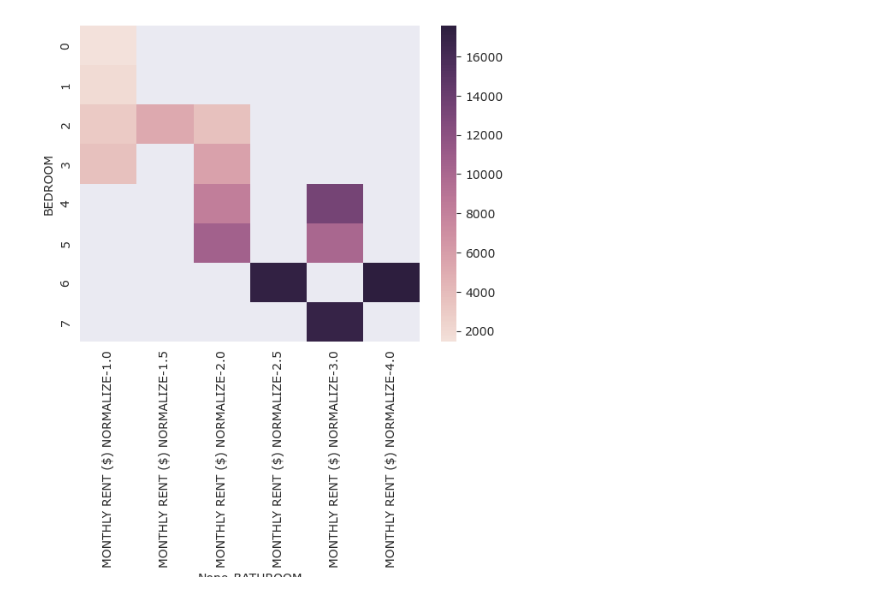
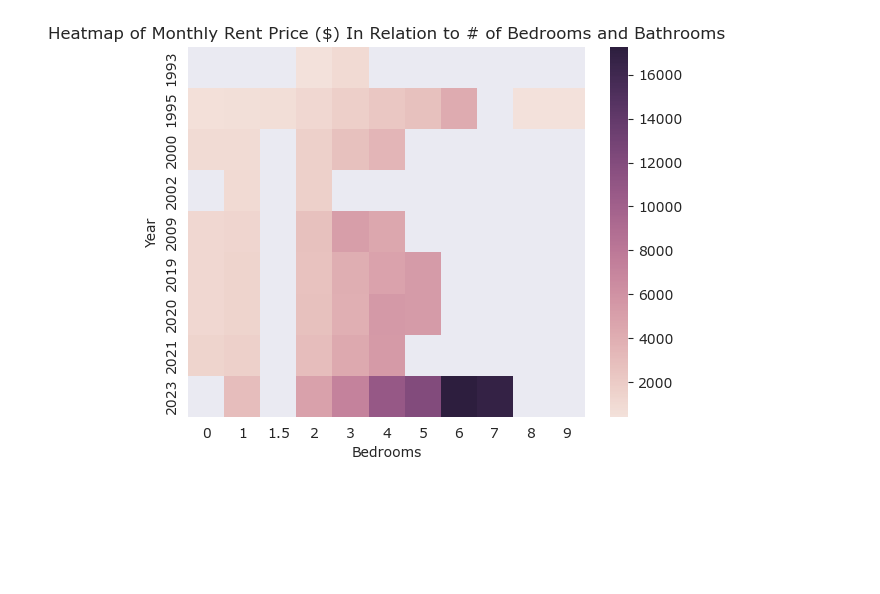
Before and after one commit to F0nor/IV-Housing-Price-Predictor, a Jupyter notebook: IV_Housing_Clustermaps.ipynb, the cells around one changed output. Drawn from its saved outputs; the diff is of its cells as text; code cells hidden in the pictures; blank space fills up the shorter version.

Commit message:
2/29 Update of Specific Heatmap Data

```diff
--- a/IV_Housing_Clustermaps.ipynb
+++ b/IV_Housing_Clustermaps.ipynb
@@ -101,0 +120,3 @@ clustermat1
+# %%
+cluster2 = df[['YEAR', 'BEDROOM', 'MONTHLY RENT ($)']]
+cluster2
@@ -101,0 +137,3 @@ clustermat1
+# %%
+cluster2 = cluster2.groupby(['YEAR', 'BEDROOM'])
+cluster2.head(10)
@@ -101,0 +154,3 @@ clustermat1
+# %%
+cluster2 = cluster2.mean(numeric_only = True)
+cluster2.head(30)
@@ -101,0 +176,3 @@ clustermat1
+# %%
+clustermat2 = cluster2.unstack(level = "BEDROOM")
+clustermat2
@@ -102,7 +192,14 @@ clustermat1
 # %%
 cmap = sns.cubehelix_palette(as_cmap = True, light = .9)
 cmap.set_under(".5")
+bedroom_labels = [0,1,1.5,2,3,4,5,6,7,8,9]
 with sns.axes_style('dark'):
-    sns.heatmap(clustermat1, cmap = cmap, mask = clustermat1.isnull())
+    heatmap1 = sns.heatmap(clustermat2, cmap = cmap, mask = clustermat2.isnull(),
+                          xticklabels = bedroom_labels)
+plt.title('Heatmap of Monthly Rent Price ($) In Relation to # of Bedrooms and Bathrooms')
+plt.xlabel('Bedrooms')
+plt.ylabel('Year')
+
+plt.show()
 # %% [output]
-[figure, old version]
+[figure, new version]
```
Also changed, not shown: parts of 14 cells of this notebook.
